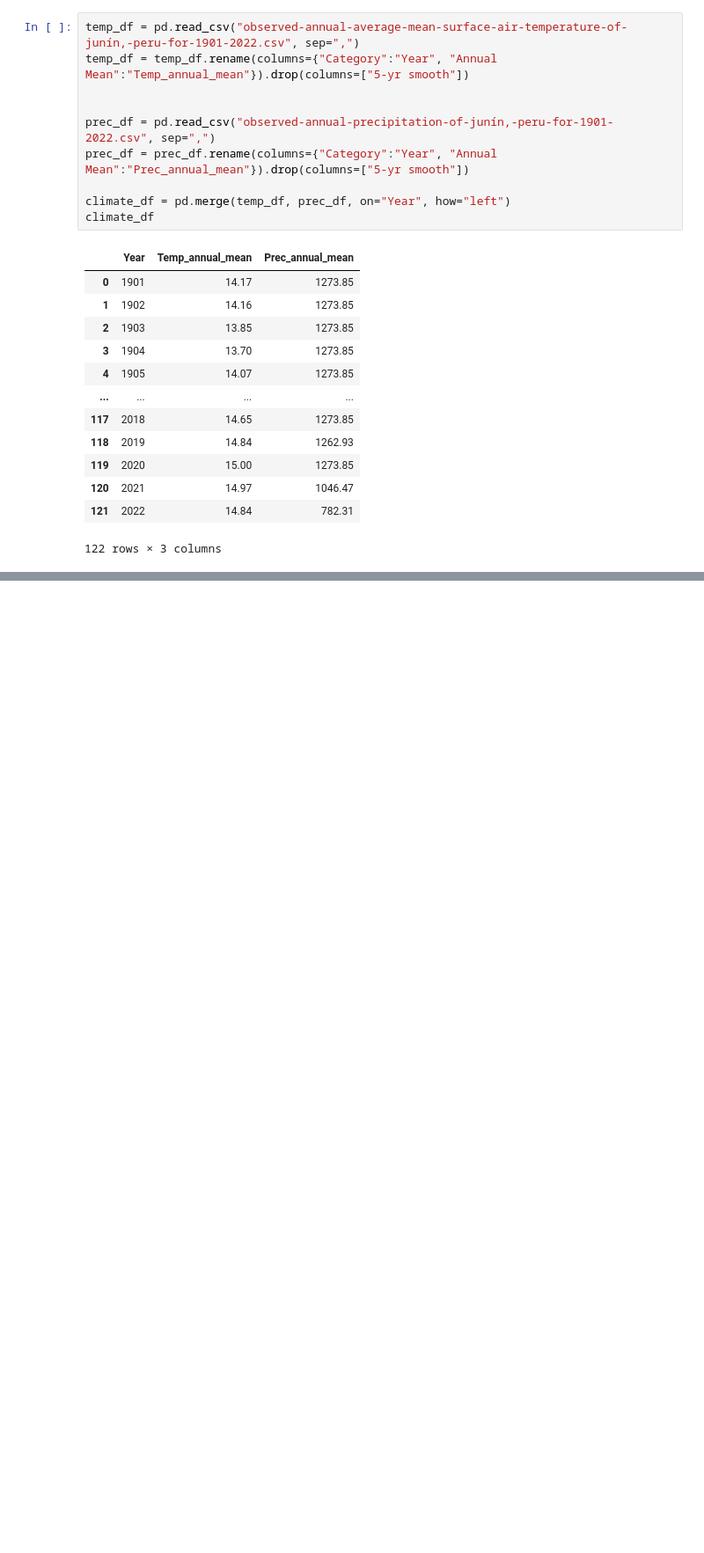
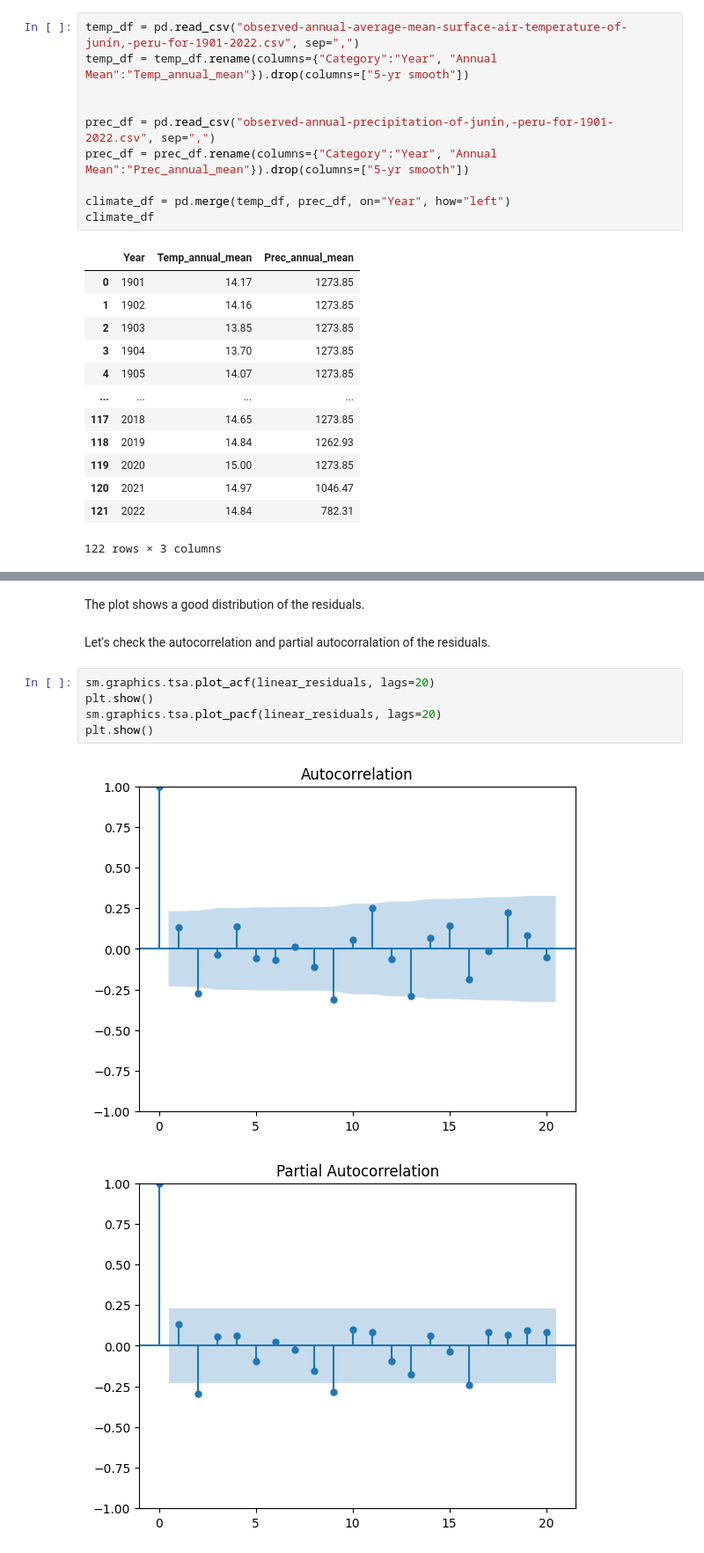
Before and after one commit to pipaber/Portfolio, a Jupyter notebook: posts/time_series/time_series_analysis.ipynb, the cells around one changed output, grey strips where cells are left out. Shown at 88% size. Saved outputs shown, nothing was run; the diff lists cells and outputs as text; blank space fills up the shorter version.

```diff
--- a/posts/time_series/time_series_analysis.ipynb
+++ b/posts/time_series/time_series_analysis.ipynb
@@ -235,0 +152,12 @@ plt.plot(train_date.flatten(), model_train.flatten(), c="r")
+# %% [markdown]
+The plot shows a good distribution of the residuals.
+# %% [markdown]
+Let's check the autocorrelation and partial autocorralation of the residuals.
+# %%
+sm.graphics.tsa.plot_acf(linear_residuals, lags=20)
+plt.show()
+sm.graphics.tsa.plot_pacf(linear_residuals, lags=20)
+plt.show()
+# %% [output]
+[figure, added]
+[figure, added]
```
Also changed, not shown: parts of 60 cells of this notebook, 32 other files.
